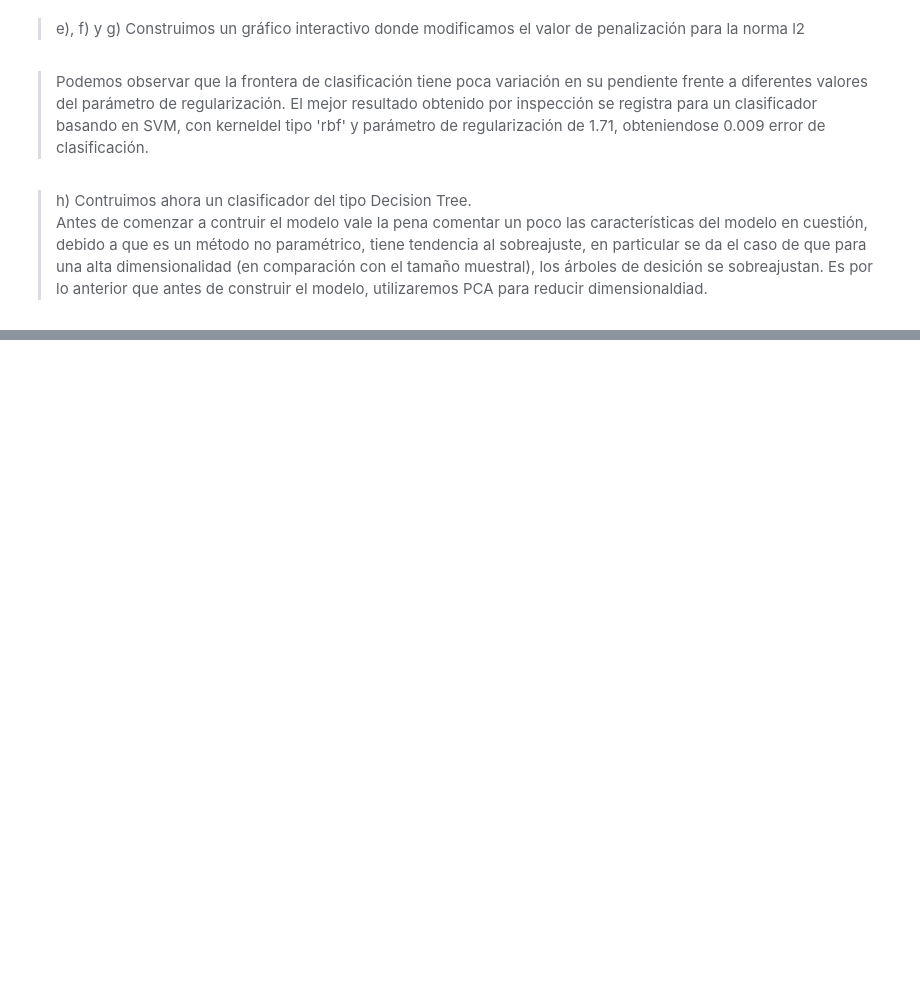
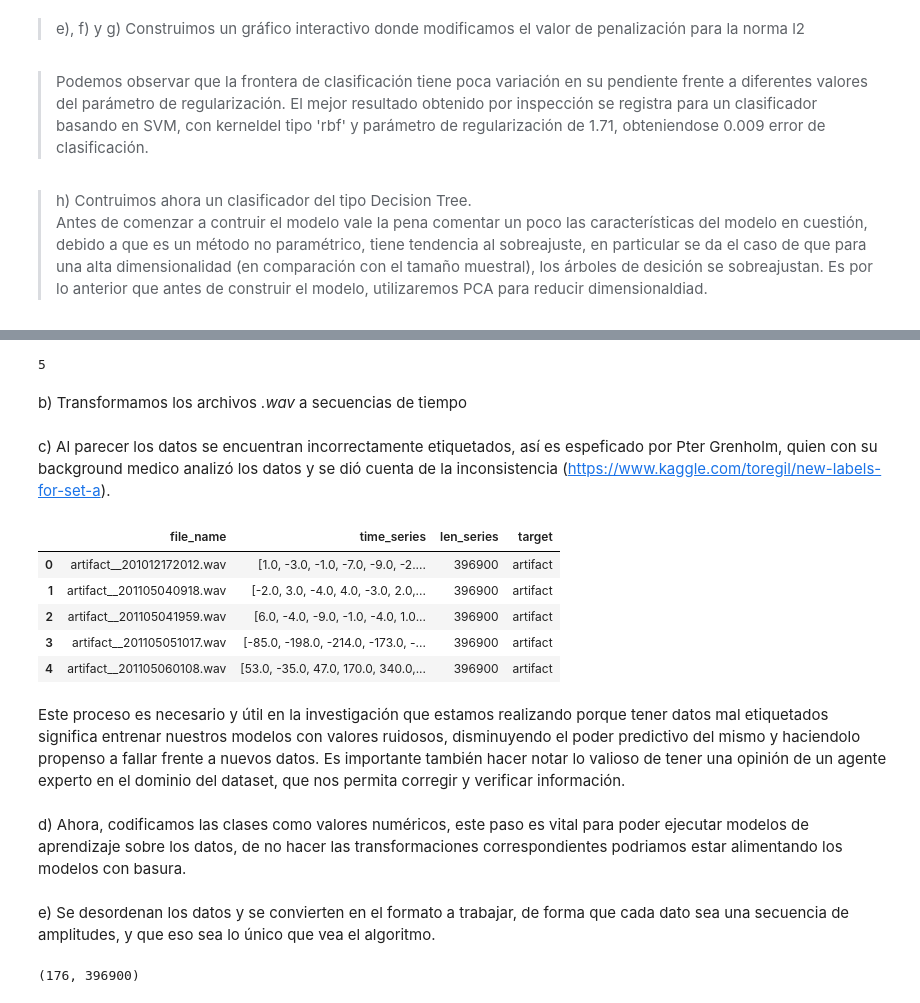
Before and after one commit to TattooeDeer/Tarea-2-ML, a Jupyter notebook: Tarea 2.ipynb, the cells around one changed output, grey strips where cells are left out. Drawn from its saved outputs; the diff is of its cells as text; code cells hidden in the pictures; blank space fills up the shorter version.

Commit message:
plz baby dont die Como hasta la 2.i?

```diff
--- a/Tarea 2.ipynb
+++ b/Tarea 2.ipynb
@@ -216,0 +249,55 @@ __all__    152  148      300
+# %%
+from scipy.io import wavfile
+def clean_filename(fname, string):
+    file_name = fname.split('/')[1]
+    if file_name[:2] == '__':
+        file_name = string + file_name
+    return file_name
+SAMPLE_RATE = 44100
+def load_wav_file(name, path):
+    s, b = wavfile.read(path + name)
+    assert s == SAMPLE_RATE
+    return b
+# %%
+df = pd.read_csv('./heartbeat-sounds/set_a.csv')
+set_df = set(df['label'])
+set_array = list(set_df)
+len(set_array)
+# %% [output]
+5
+# %% [markdown]
+b) Transformamos los archivos *.wav* a secuencias de tiempo
+# %%
+def padd_zeros(array,length):
+    aux = np.zeros(length)
+    aux[:array.shape[0]] = array
+    return aux
+new_df = pd.DataFrame({'file_name' : df['fname'].apply(clean_filename,string='Aunlabelledtest')})
+new_df['time_series'] = new_df['file_name'].apply(load_wav_file, path='./heartbeat-sounds/set_a/')
+new_df['len_series'] = new_df['time_series'].apply(len)
+new_df['time_series']=new_df['time_series'].apply(padd_zeros,length=max(new_df['len_series']))
+# %% [markdown]
+c) Al parecer los datos se encuentran incorrectamente etiquetados, así es espeficado por Pter Grenholm, quien con su background medico analizó los datos y se dió cuenta de la inconsistencia (https://www.kaggle.com/toregil/new-labels-for-set-a).
+# %%
+new_labels=[0,0,0,0,0,0,0,0,0,0,0,0,0,0,0,0,0,0,0,0,0,0,0,0,0,
+ 0,0,0,0,0,0,0,0,0,0,0,0,0,0,0,2,1,1,1,1,1,1,1,1,1,
+ 1,1,1,1,1,2,1,1,1,2,2,2,1,1,2,1,2,2,1,2,2,2,2,2,2,
+ 2,2,2,2,2,2,2,2,2,2,2,2,2,2,2,2,2,2,1,1,1,1,1,1,1,
+ 1,2,1,1,1,1,1,2,1,1,1,1,1,1,1,2,2,1,1,1,1,1,2,1,0,
+ 2,2,1,1,1,1,1,0,1,0,1,1,1,2,1,0,1,1,1,1,1,2,0,0,0,
+ 0,0,0,0,1,0,0,0,0,0,0,1,0,2,1,2,2,2,2,2,2,2,2,2,2, 2]
+labels = ['artifact','normal/extrahls', 'murmur']
+new_df['target'] = [labels[i] for i in new_labels]
+# %%
+new_df.head()
+# %% [output]
+|  | file_name | time_series | len_series | target |
+| 0 | artifact__201012172012.wav | [1.0, -3.0, -1.0, -7.0, -9.0, -2.... | 396900 | artifact |
+| 1 | artifact__201105040918.wav | [-2.0, 3.0, -4.0, 4.0, -3.0, 2.0,... | 396900 | artifact |
+| 2 | artifact__201105041959.wav | [6.0, -4.0, -9.0, -1.0, -4.0, 1.0... | 396900 | artifact |
+| 3 | artifact__201105051017.wav | [-85.0, -198.0, -214.0, -173.0, -... | 396900 | artifact |
+| 4 | artifact__201105060108.wav | [53.0, -35.0, 47.0, 170.0, 340.0,... | 396900 | artifact |
+# %% [markdown]
+Este proceso es necesario y útil en la investigación que estamos realizando porque tener datos mal etiquetados significa entrenar nuestros modelos con valores ruidosos, disminuyendo el poder predictivo del mismo y haciendolo propenso a fallar frente a nuevos datos. Es importante también hacer notar lo valioso de tener una opinión de un agente experto en el dominio del dataset, que nos permita corregir y verificar información.
+# %% [markdown]
+d) Ahora, codificamos las clases como valores numéricos, este paso es vital para poder ejecutar modelos de aprendizaje sobre los datos, de no hacer las transformaciones correspondientes podriamos estar alimentando los modelos con basura.
@@ -216,0 +308,9 @@ __all__    152  148      300
+# %% [markdown]
+e) Se desordenan los datos y se convierten en el formato a trabajar, de forma que cada dato sea una secuencia de amplitudes, y que eso sea lo único que vea el algoritmo.
+# %%
+new_df = new_df.sample(frac=1,random_state=44)
+X = np.stack(new_df['time_series'].values, axis=0)
+y = new_df.target.values
+X.shape
+# %% [output]
+(176, 396900)
```
Also changed, not shown: parts of 23 cells of this notebook.
